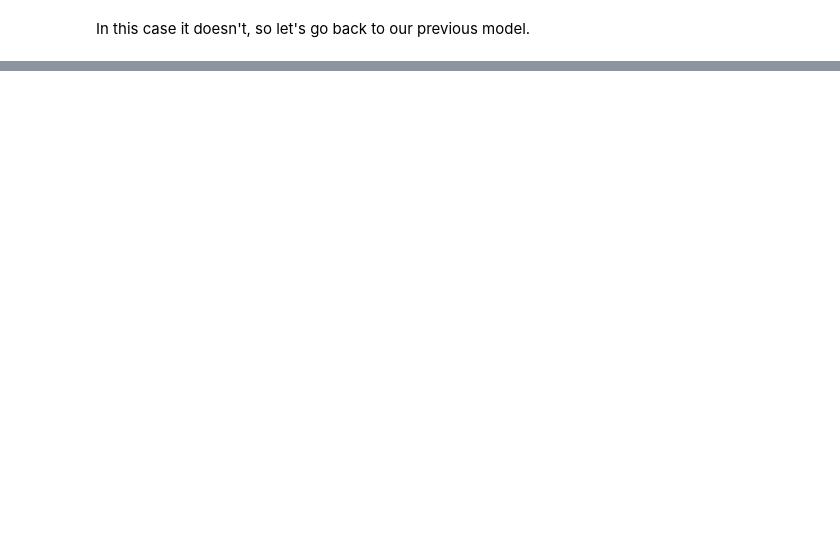
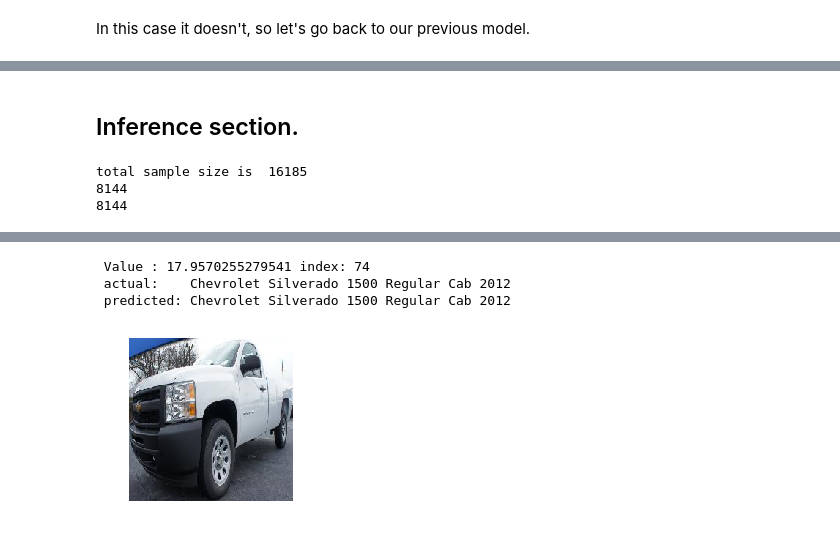
Before and after one commit to iyersathya/course-v3, a Jupyter notebook: nbs/dl1/cars.ipynb, the cells around one changed output, grey strips where cells are left out. Cells and saved outputs as stored; diff of their text form; code cells hidden in the pictures; blank space fills up the shorter version.

```diff
--- a/nbs/dl1/cars.ipynb
+++ b/nbs/dl1/cars.ipynb
@@ -213,5 +208,5 @@ data.normalize(imagenet_stats)
 # %%
 learn = ConvLearner(data, models.resnet50, metrics=error_rate)
 # %%
-learn.fit_one_cycle(5)
+learn.fit_one_cycle(10)
 # %% [output]
@@ -267,0 +301,24 @@ interp.most_confused(min_val=2)
+# %% [markdown]
+## Inference section.
+# %%
+
+data_path = "/home/jupyter/data/"
+train_path = f"{data_path}/test_cropped_car_ims/"
+path_list,label_list,bbox_list,class_names = get_paths_and_labels(data_path,train_path,is_test=1)
+print(len(path_list))
+print(len(label_list))
+# %% [output]
+total sample size is  16185
+8144
+8144
+# %%
+index = random.randint(0, len(path_list))
+
+img = open_image(path_list[index])
+img.show()
+pred = Image.predict(img,learn)
+#print(pred)
+values, indices = torch.max(pred, 0)
+print(f" Value : {values} index: {indices}")
+print(f" actual:    {label_list[index]} \n predicted: {class_names[indices]}")
+# %% [output]
@@ -267,0 +327,4 @@ interp.most_confused(min_val=2)
+ Value : 17.9570255279541 index: 74
+ actual:    Chevrolet Silverado 1500 Regular Cab 2012
+ predicted: Chevrolet Silverado 1500 Regular Cab 2012
+[figure, added]
```
Also changed, not shown: parts of 21 cells of this notebook.
